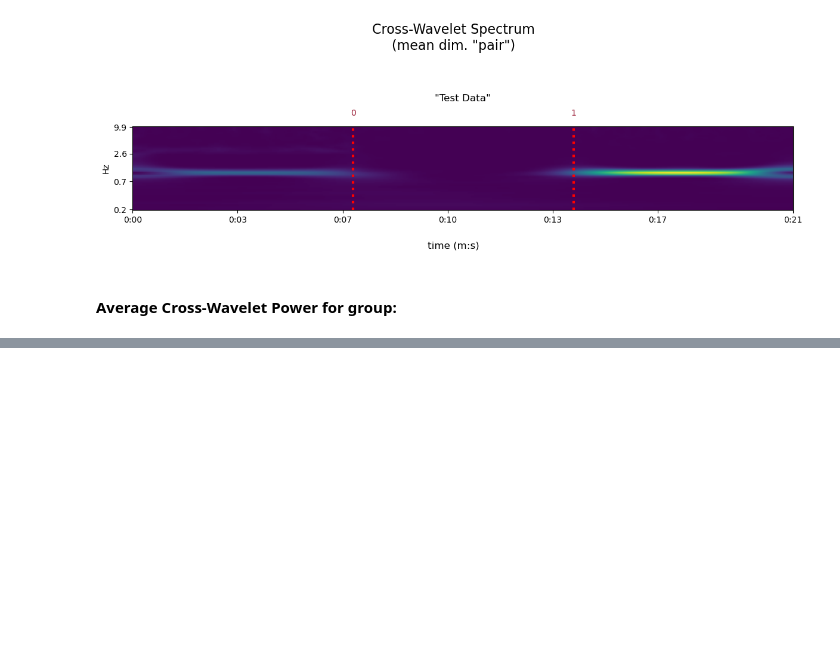
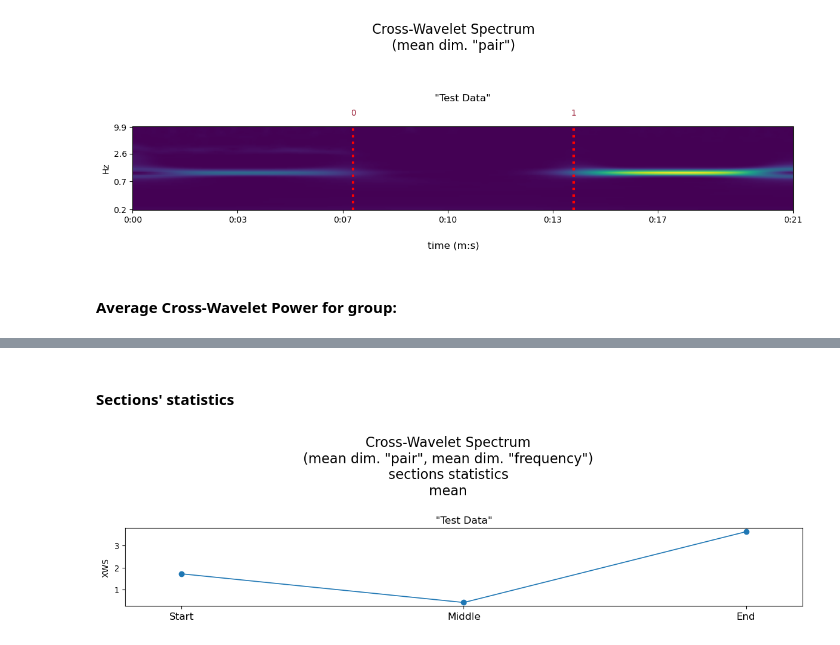
Before and after one commit to juigmend/SynCoord, a Jupyter notebook: docs/XWT.ipynb, the cells around one changed output, grey strips where cells are left out. Saved outputs shown, nothing was run; the diff lists cells and outputs as text; code cells hidden in the pictures; blank space fills up the shorter version.

Commit message:
add mean and title to PLV and XWT

```diff
--- a/docs/XWT.ipynb
+++ b/docs/XWT.ipynb
@@ -177,0 +178,14 @@ xwspectr_aggr_top.visualise( vscale=1.3, vistype='line', dlattr='1.2' )
+# %% [markdown]
+>
+#### Sections' statistics
+# %%
+sec_margins = [[0,0.5],[0.5,0.5],[0.5,0]] # <--- sections' margins (seconds)
+
+xwspectr_aggr_top_stats = sc.ptdata.secstats( xwspectr_aggr_top, margins=sec_margins, last=True )
+xwspectr_aggr_top_stats.visualise( statistics='mean' )
+
+import matplotlib.pyplot as plt
+plt.xlim((-0.2,2.2))
+plt.xticks((0,1,2),('Start','Middle','End'),fontsize=12);
+# %% [output]
+[figure, added]
```
Also changed, not shown: parts of 4 cells of this notebook, 1 other file.
